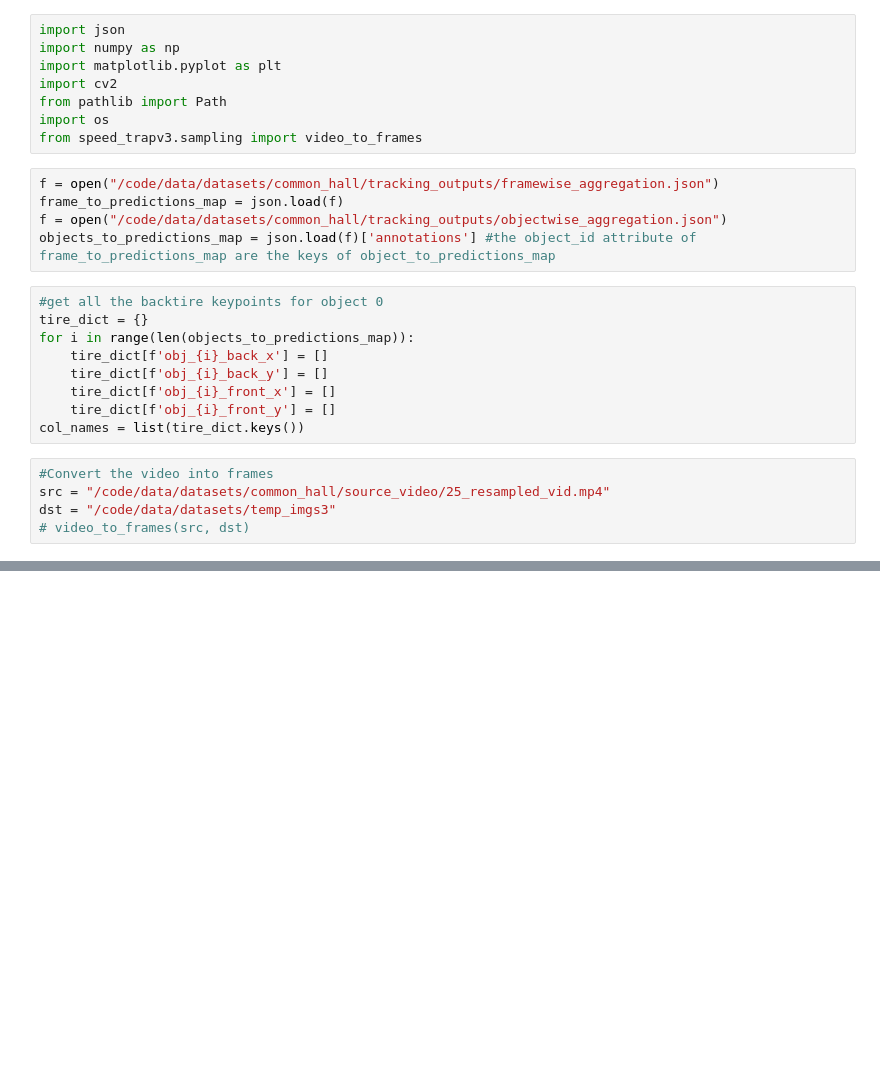
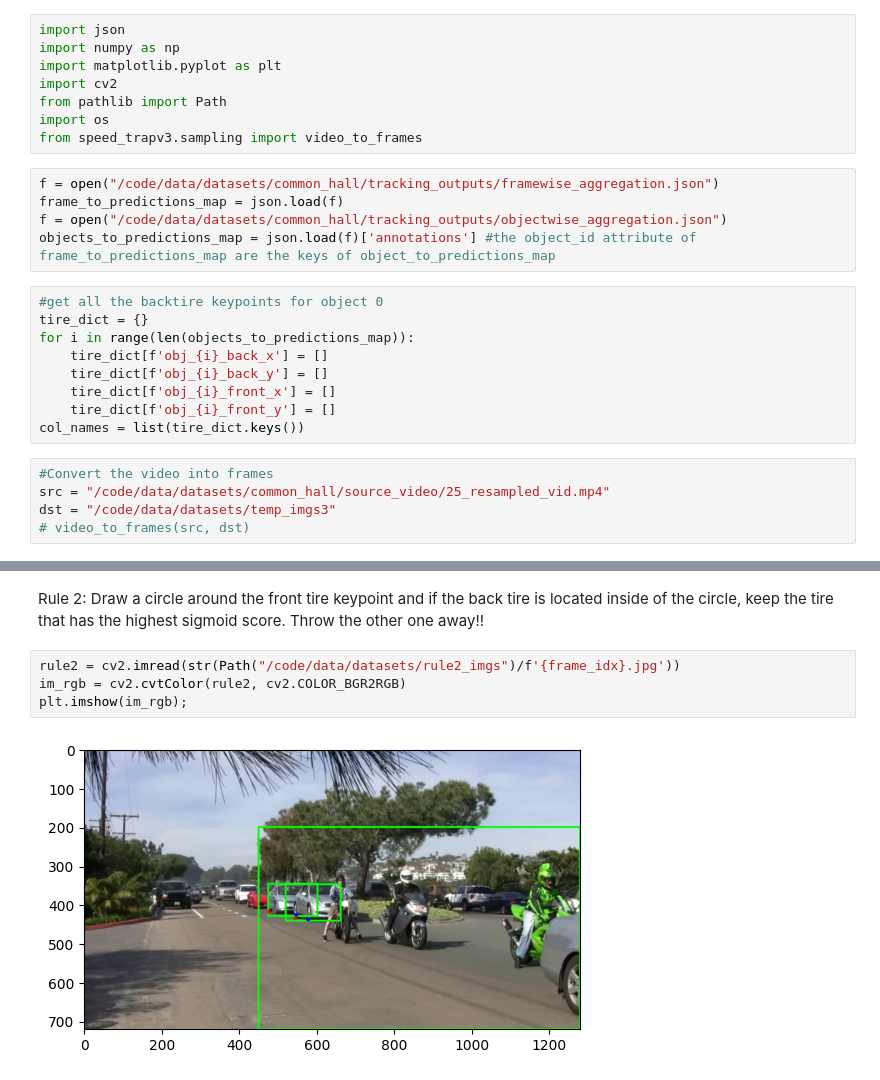
Before and after one commit to sparrowml/Speed-Trap-2022, a Jupyter notebook: disposables/keypoints_rules.ipynb, the cells around one changed output, grey strips where cells are left out. Cells and saved outputs as stored; diff of their text form; blank space fills up the shorter version.

```diff
--- a/disposables/keypoints_rules.ipynb
+++ b/disposables/keypoints_rules.ipynb
@@ -79,0 +106,8 @@ Front says True!!
+# %% [markdown]
+Rule 2: Draw a circle around the front tire keypoint and if the back tire is located inside of the circle, keep the tire that has the highest sigmoid score. Throw the other one away!!
+# %%
+rule2 = cv2.imread(str(Path("/code/data/datasets/rule2_imgs")/f'{frame_idx}.jpg'))
+im_rgb = cv2.cvtColor(rule2, cv2.COLOR_BGR2RGB)
+plt.imshow(im_rgb);
+# %% [output]
+[figure, added]
```
Also changed, not shown: parts of 8 cells of this notebook, 4 other files.
